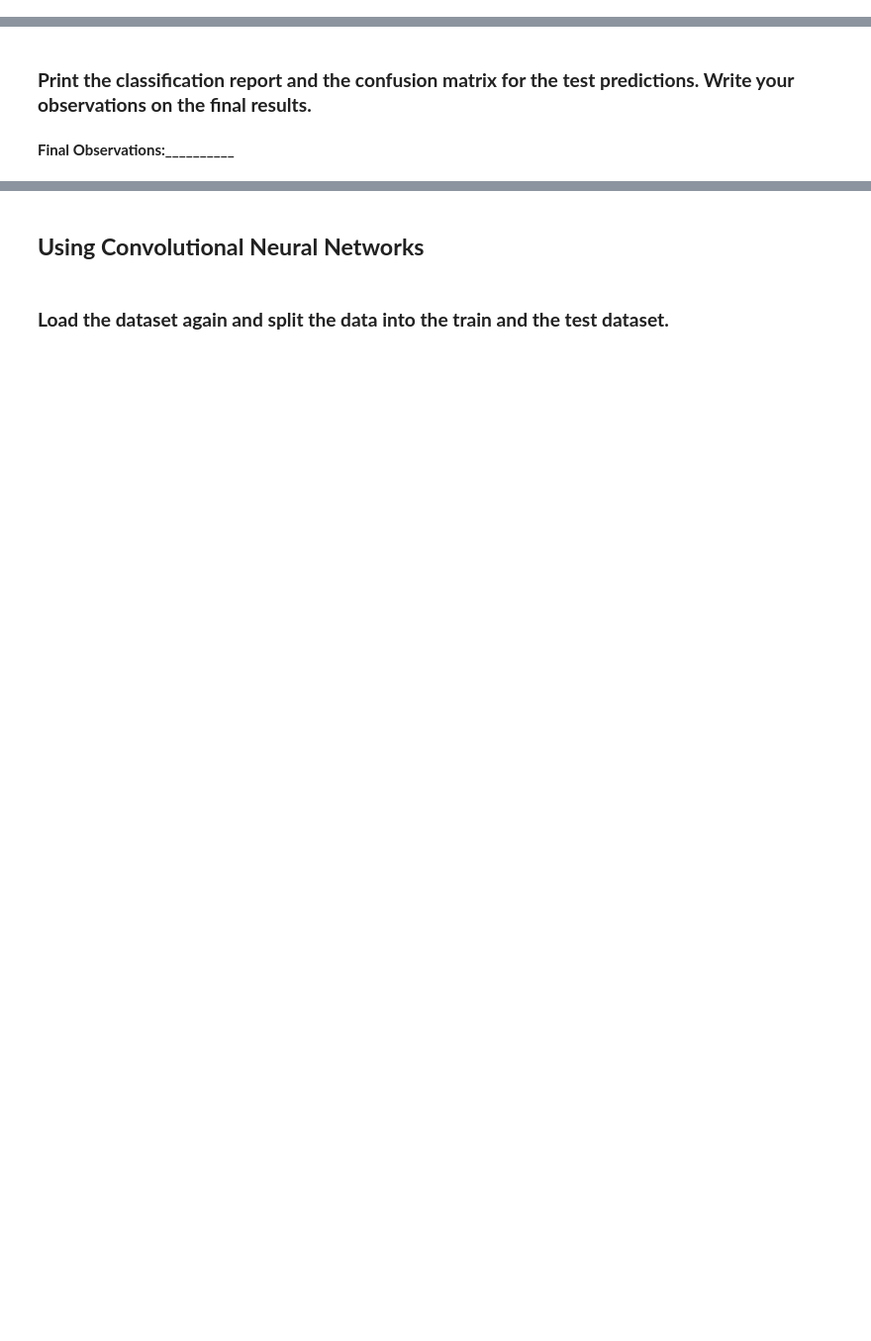
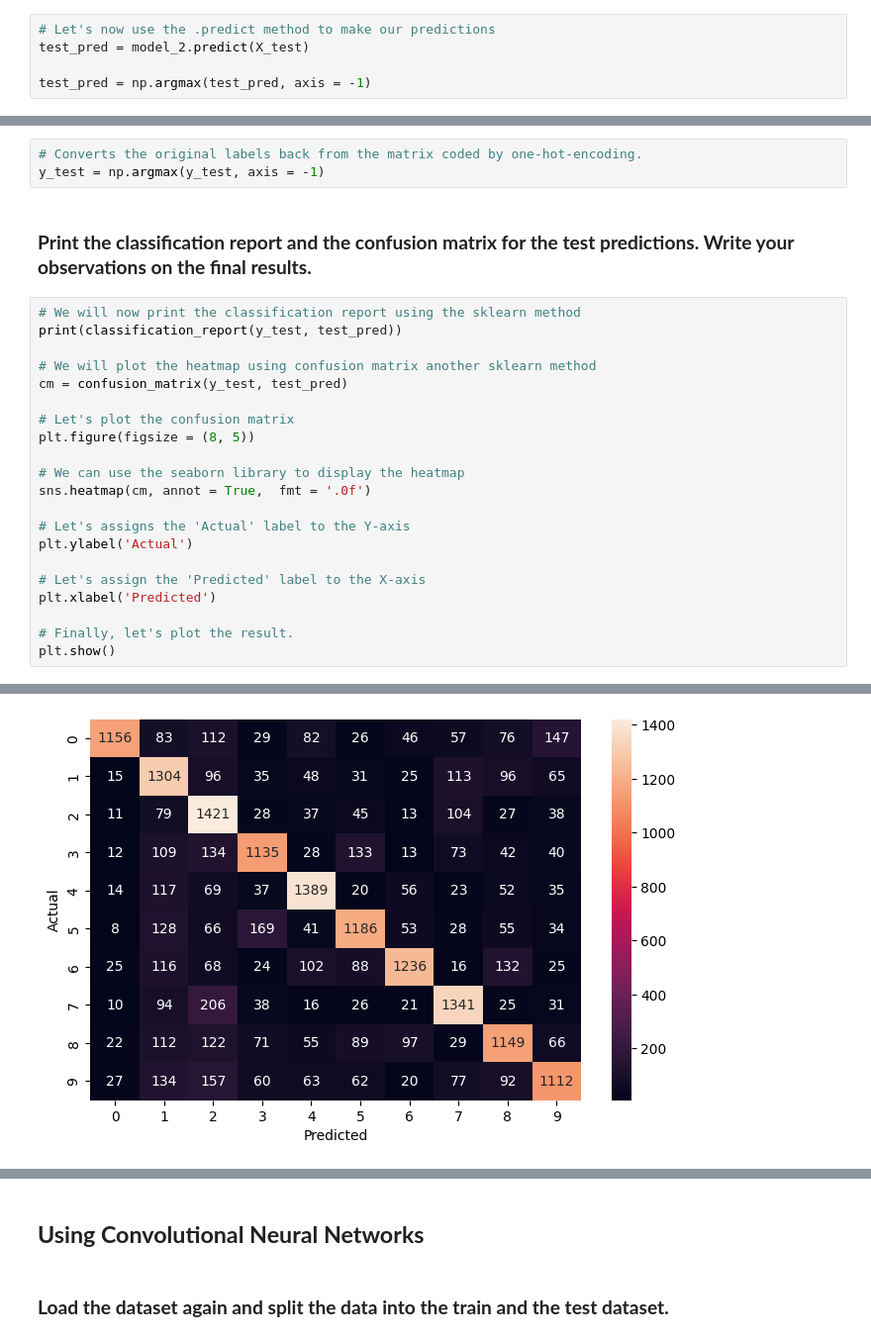
Before and after one commit to aravindsuri/elective_deeplearning, a Jupyter notebook: High_Code_SVHN_Digit_Recognition.ipynb, the cells around one changed output, grey strips where cells are left out. Shown: that part at 99% size. Cells and saved outputs as stored; diff of their text form; blank space fills up the shorter version.

```diff
--- a/High_Code_SVHN_Digit_Recognition.ipynb
+++ b/High_Code_SVHN_Digit_Recognition.ipynb
@@ -279,3 +542,8 @@ First, we need to clear the previous model's history from the Keras backend. Als
 - Make predictions on the test set using the second model.
 - Print the obtained results using the classification report and the confusion matrix.
 - Final observations on the obtained results.
+# %%
+# Let's now use the .predict method to make our predictions
+test_pred = model_2.predict(X_test)
+
+test_pred = np.argmax(test_pred, axis = -1)
@@ -282,6 +552,29 @@ First, we need to clear the previous model's history from the Keras backend. Als
 # %% [markdown]
 **Note:** Earlier, we noticed that each entry of the target variable is a one-hot encoded vector but to print the classification report and confusion matrix, we must convert each entry of y_test to a single label.
+# %%
+# Converts the original labels back from the matrix coded by one-hot-encoding.
+y_test = np.argmax(y_test, axis = -1)
 # %% [markdown]
 ### **Print the classification report and the confusion matrix for the test predictions. Write your observations on the final results.**
-# %% [markdown]
-**Final Observations:__________**
+# %%
+# We will now print the classification report using the sklearn method
+print(classification_report(y_test, test_pred))
+
+# We will plot the heatmap using confusion matrix another sklearn method
+cm = confusion_matrix(y_test, test_pred)
+
+# Let's plot the confusion matrix
+plt.figure(figsize = (8, 5))
+
+# We can use the seaborn library to display the heatmap
+sns.heatmap(cm, annot = True,  fmt = '.0f')
+
+# Let's assigns the 'Actual' label to the Y-axis
+plt.ylabel('Actual')
+
+# Let's assign the 'Predicted' label to the X-axis
+plt.xlabel('Predicted')
+
+# Finally, let's plot the result.
+plt.show()
+# %% [output]
@@ -287,0 +597 @@ First, we need to clear the previous model's history from the Keras backend. Als
+[figure, added]
```
Also changed, not shown: parts of 42 cells of this notebook.
